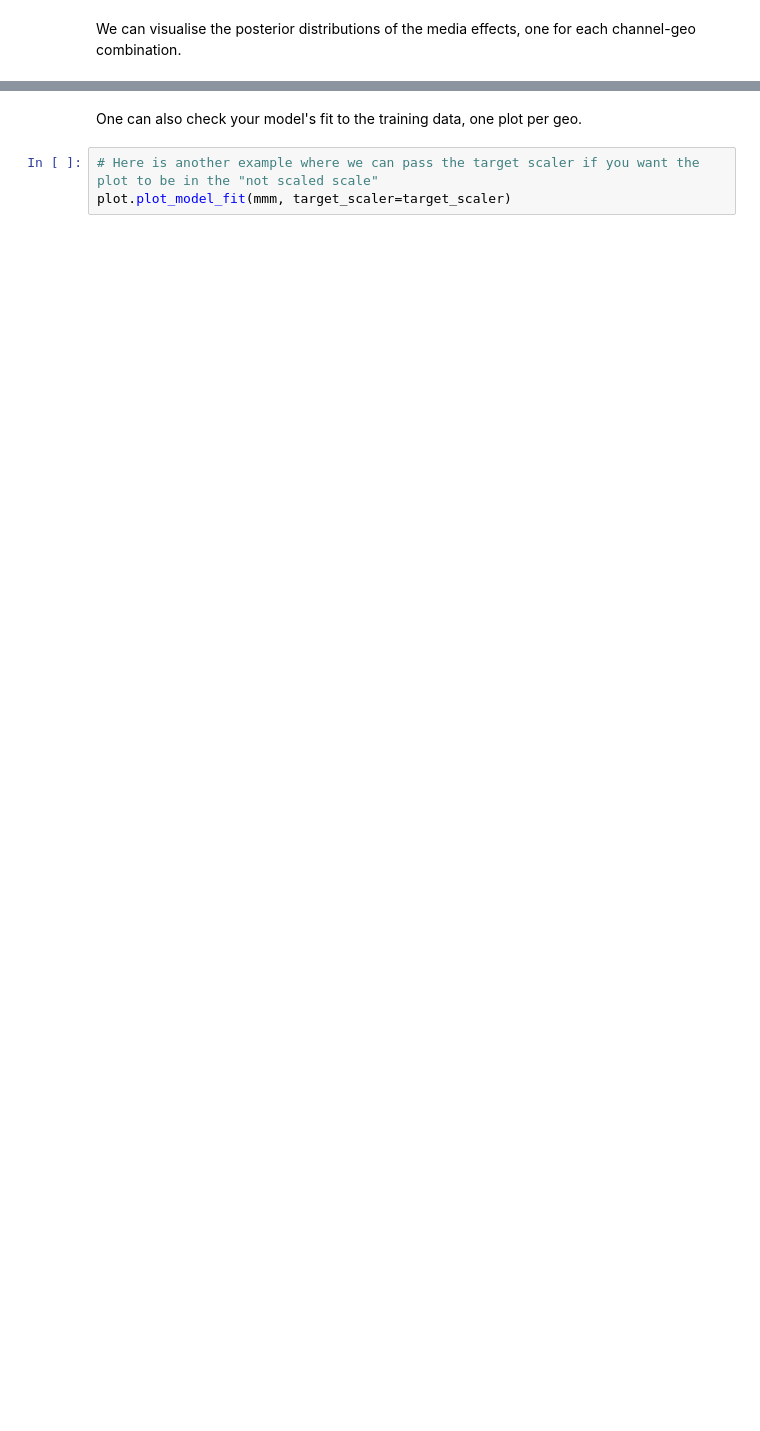
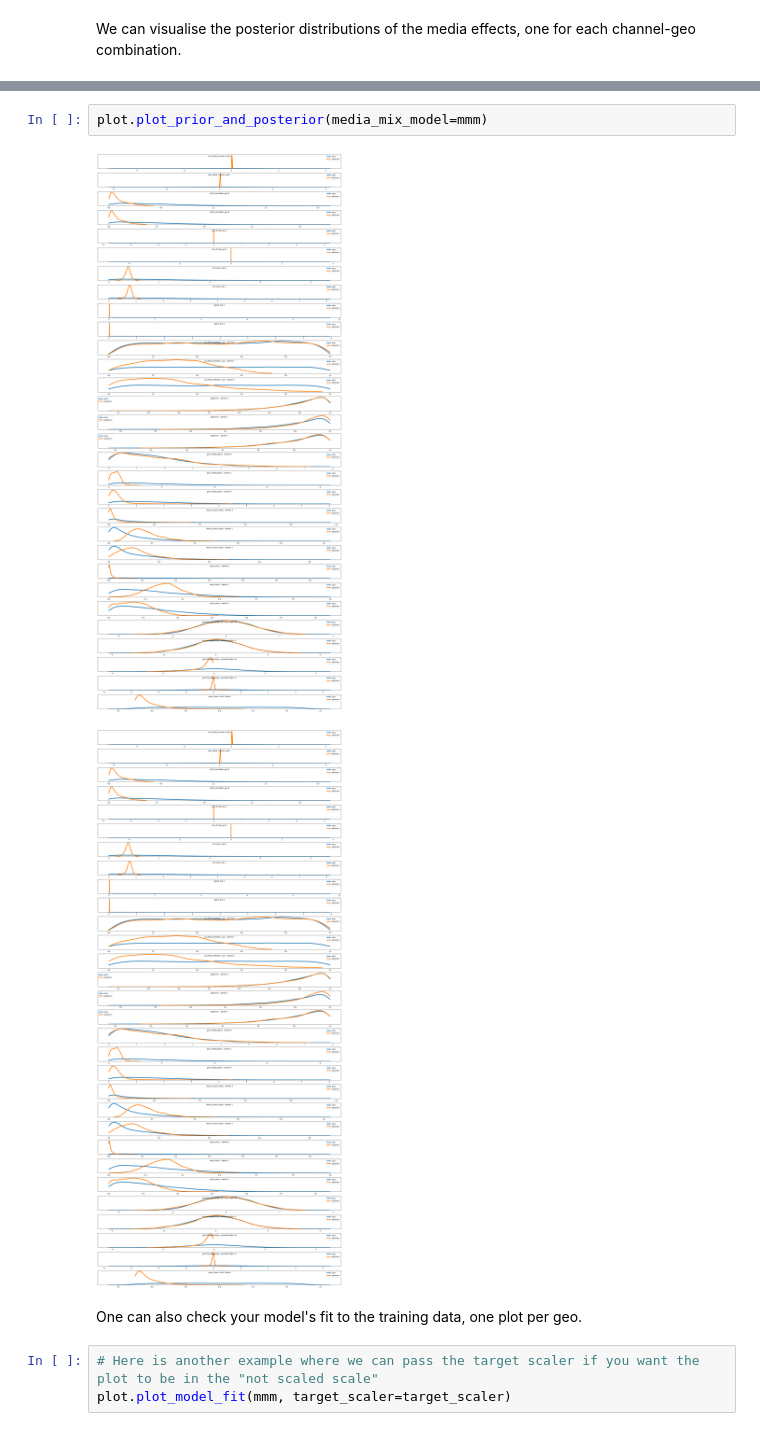
Before and after one commit to google/lightweight_mmm, a Jupyter notebook: examples/end_to_end_demo_with_multiple_geos.ipynb, the cells around one changed output, grey strips where cells are left out. Cells and saved outputs as stored; diff of their text form; blank space fills up the shorter version.

```diff
--- a/examples/end_to_end_demo_with_multiple_geos.ipynb
+++ b/examples/end_to_end_demo_with_multiple_geos.ipynb
@@ -174,3 +178,8 @@ plot.plot_media_channel_posteriors(media_mix_model=mmm)
+# %%
+plot.plot_prior_and_posterior(media_mix_model=mmm)
+# %% [output]
+[figure, added]
+[figure, added]
 # %% [markdown]
 One can also check your model's fit to the training data, one plot per geo.
 # %%
```
Also changed, not shown: parts of 14 cells of this notebook, 2 other files.
